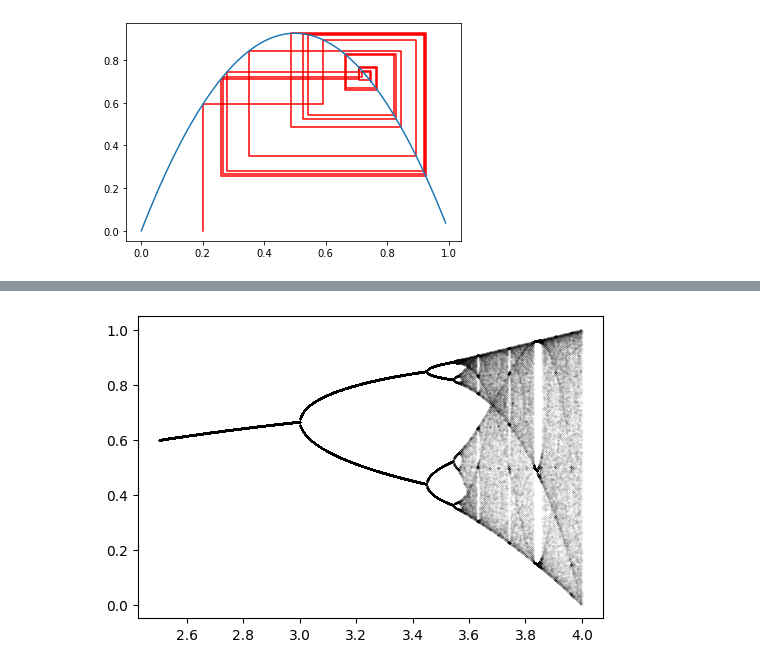
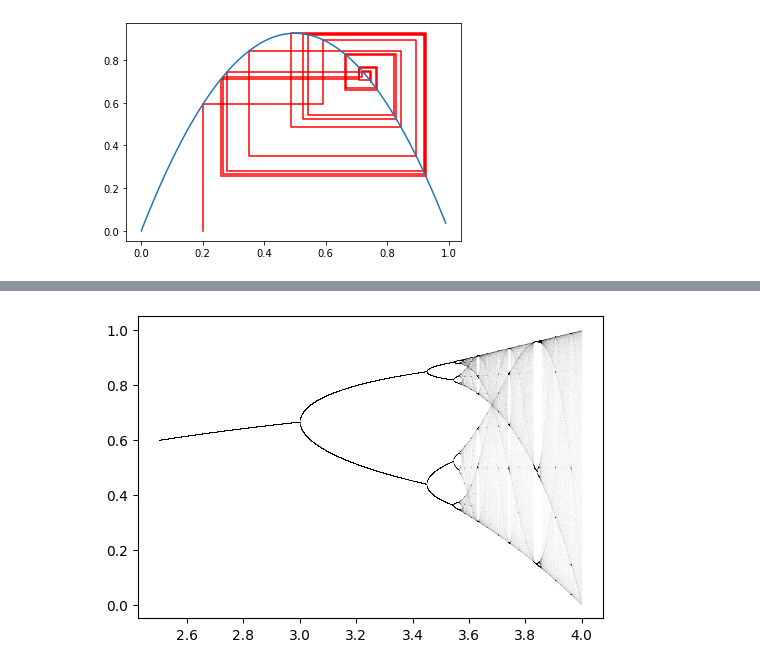
Before and after one commit to ben-parry/complexity-notebooks, a Jupyter notebook: logistic_map.ipynb, the cells around one changed output, grey strips where cells are left out. Drawn from its saved outputs; the diff is of its cells as text; code cells hidden in the pictures.

```diff
--- a/logistic_map.ipynb
+++ b/logistic_map.ipynb
@@ -36,15 +36,11 @@ As $ \lambda $ becomes greater than 3.7 chaotic behaviour starts to appear. The
 
 Note that below I have given 0.2 as the starting condition for $ x $ this is a somewhat arbitrary choice and if you would like to experiment with different initial values you can do so by varying that value in the functions that output the graphs.
 # %%
-x = 0.2 #starting condition of x
-steps = 50 #number of steps
-l = 0 # starting lambda parameter
-
-def logistic_map(x=x, l=l):
+def logistic_map(x, l):
     x = l*x*(1-x) #Logistic Map Equation to determine the next step
     return x
 
-def run_logistic_map(x=x, l=l, steps=steps, f=logistic_map):
+def run_logistic_map(x, l, steps, name="map", f=logistic_map):
     x_axes = []
     y_axes = []
     for i in range(steps):
@@ -52,12 +48,13 @@ def run_logistic_map(x=x, l=l, steps=steps, f=logistic_map):
         y_axes.append(x)
         x = f(x,l) #Logistic Map Equation to determine the next step
 
-    data_plot = pd.DataFrame({"Step":x_axes, "Value":y_axes})
-    sns.lineplot(x = "Step", y = "Value", data=data_plot)
+    data_plot = pd.DataFrame({"Step":x_axes, "Population":y_axes})
+    sns.lineplot(x = "Step", y = "Population", data=data_plot)
+    plt.title("Lambda = " + str(l))
     plt.show()
 
-run_logistic_map(0.2, 2.5)
-run_logistic_map(0.2, 3)
-run_logistic_map(0.2, 3.5)
-run_logistic_map(0.2, 3.7)
+run_logistic_map(0.4, 2.5, 50,"map_2-5")
+run_logistic_map(0.4, 3, 50,"map_3")
+run_logistic_map(0.4, 3.5, 50,"map_3-5")
+run_logistic_map(0.4, 3.7, 50, "map_3-7")
 # %% [output]
@@ -115,23 +113,24 @@ Note, there are a lot of steps that are being generated here! If you change some
 # %%
-def bifurcation_logistic_map(x=x, f=logistic_map):
-    iter_distance=0.001
+def bifurcation_logistic_map(x, f=logistic_map):
+    iter_distance=0.0001
     x_axes = []
     y_axes = []
     for i in np.arange(2.5,4.0,iter_distance):
         l = i
         x_axes.append(i)
         m = []
         for j in range(10000): #first 10,000 iterations to find the fixed points
             x = f(x,l)
         for k in range(100): #iterating through the fixed points/chaos
             m.append(x)
             x = f(x,l)
         y_axes.append(m)
         l += iter_distance
 
     plt.figure(dpi=100)
-    plt.plot(x_axes, y_axes,'k.', alpha=0.2, markersize=0.3) #plot the cobwebs
+    plt.plot(x_axes, y_axes,'k.', alpha=0.9, ms=0.01, mew=0.01) #plot the points
+    plt.savefig("bifurcation_diagram", dpi=1000)
 
-bifurcation_logistic_map()
+bifurcation_logistic_map(0.6)
 # %% [output]
-[figure, old version]
+[figure, new version]
```
Also changed, not shown: parts of 6 cells of this notebook, 5 other files.
